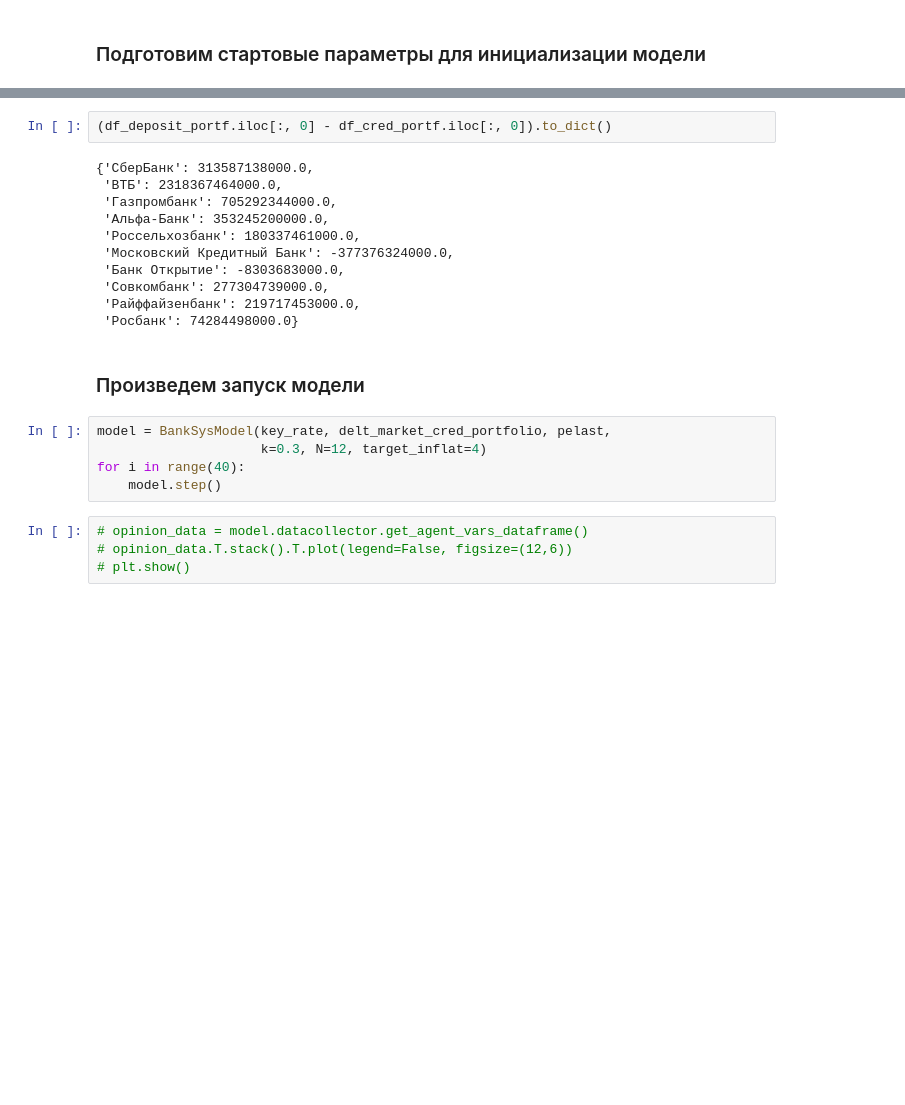
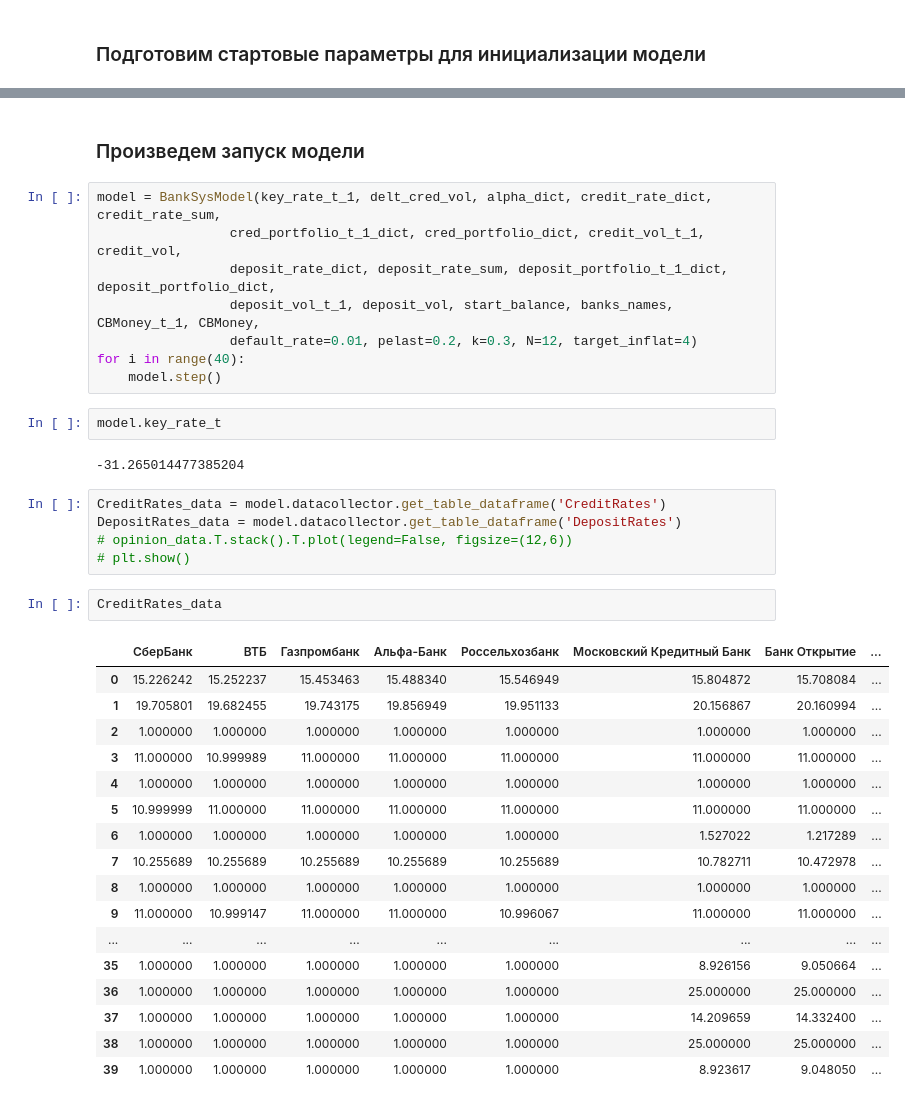
Before and after one commit to archimedes1515/coursework, a Jupyter notebook: KR.ipynb, the cells around one changed output, grey strips where cells are left out. Drawn from its saved outputs; the diff is of its cells as text; blank space fills up the shorter version.

```diff
--- a/KR.ipynb
+++ b/KR.ipynb
@@ -402,24 +349,39 @@ def BankProfit(Rates):
-# %%
-(df_deposit_portf.iloc[:, 0] - df_cred_portf.iloc[:, 0]).to_dict()
-# %% [output]
-{'СберБанк': 313587138000.0,
- 'ВТБ': 2318367464000.0,
- 'Газпромбанк': 705292344000.0,
- 'Альфа-Банк': 353245200000.0,
- 'Россельхозбанк': 180337461000.0,
- 'Московский Кредитный Банк': -377376324000.0,
- 'Банк Открытие': -8303683000.0,
- 'Совкомбанк': 277304739000.0,
- 'Райффайзенбанк': 219717453000.0,
- 'Росбанк': 74284498000.0}
 # %% [markdown]
 ### Произведем запуск модели
 # %%
-model = BankSysModel(key_rate, delt_market_cred_portfolio, pelast,
-                     k=0.3, N=12, target_inflat=4)
+model = BankSysModel(key_rate_t_1, delt_cred_vol, alpha_dict, credit_rate_dict, credit_rate_sum,
+                 cred_portfolio_t_1_dict, cred_portfolio_dict, credit_vol_t_1, credit_vol,
+                 deposit_rate_dict, deposit_rate_sum, deposit_portfolio_t_1_dict, deposit_portfolio_dict,
+                 deposit_vol_t_1, deposit_vol, start_balance, banks_names, CBMoney_t_1, CBMoney,
+                 default_rate=0.01, pelast=0.2, k=0.3, N=12, target_inflat=4)
 for i in range(40):
     model.step()
+# %%
+model.key_rate_t
+# %% [output]
+-31.265014477385204
 # %%
-# opinion_data = model.datacollector.get_agent_vars_dataframe()
+CreditRates_data = model.datacollector.get_table_dataframe('CreditRates')
+DepositRates_data = model.datacollector.get_table_dataframe('DepositRates')
 # opinion_data.T.stack().T.plot(legend=False, figsize=(12,6))
 # plt.show()
+# %%
+CreditRates_data
+# %% [output]
+|  | СберБанк | ВТБ | Газпромбанк | Альфа-Банк | Россельхозбанк | Московский Кредитный Банк | Банк Открытие | ... |
+| 0 | 15.226242 | 15.252237 | 15.453463 | 15.488340 | 15.546949 | 15.804872 | 15.708084 | ... |
+| 1 | 19.705801 | 19.682455 | 19.743175 | 19.856949 | 19.951133 | 20.156867 | 20.160994 | ... |
+| 2 | 1.000000 | 1.000000 | 1.000000 | 1.000000 | 1.000000 | 1.000000 | 1.000000 | ... |
+| 3 | 11.000000 | 10.999989 | 11.000000 | 11.000000 | 11.000000 | 11.000000 | 11.000000 | ... |
+| 4 | 1.000000 | 1.000000 | 1.000000 | 1.000000 | 1.000000 | 1.000000 | 1.000000 | ... |
+| 5 | 10.999999 | 11.000000 | 11.000000 | 11.000000 | 11.000000 | 11.000000 | 11.000000 | ... |
+| 6 | 1.000000 | 1.000000 | 1.000000 | 1.000000 | 1.000000 | 1.527022 | 1.217289 | ... |
+| 7 | 10.255689 | 10.255689 | 10.255689 | 10.255689 | 10.255689 | 10.782711 | 10.472978 | ... |
+| 8 | 1.000000 | 1.000000 | 1.000000 | 1.000000 | 1.000000 | 1.000000 | 1.000000 | ... |
+| 9 | 11.000000 | 10.999147 | 11.000000 | 11.000000 | 10.996067 | 11.000000 | 11.000000 | ... |
+| ... | ... | ... | ... | ... | ... | ... | ... | ... |
+| 35 | 1.000000 | 1.000000 | 1.000000 | 1.000000 | 1.000000 | 8.926156 | 9.050664 | ... |
+| 36 | 1.000000 | 1.000000 | 1.000000 | 1.000000 | 1.000000 | 25.000000 | 25.000000 | ... |
+| 37 | 1.000000 | 1.000000 | 1.000000 | 1.000000 | 1.000000 | 14.209659 | 14.332400 | ... |
+| 38 | 1.000000 | 1.000000 | 1.000000 | 1.000000 | 1.000000 | 25.000000 | 25.000000 | ... |
+| 39 | 1.000000 | 1.000000 | 1.000000 | 1.000000 | 1.000000 | 8.923617 | 9.048050 | ... |
```
Also changed, not shown: parts of 15 cells of this notebook.
